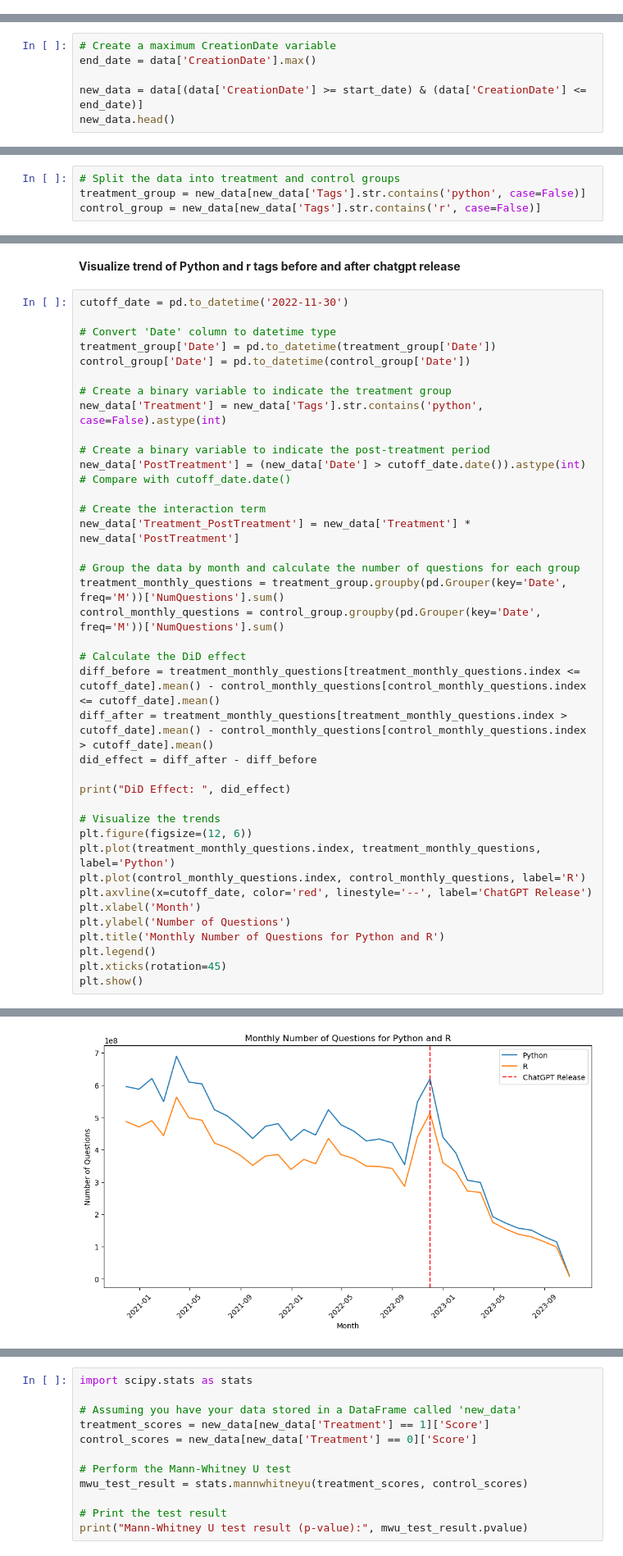
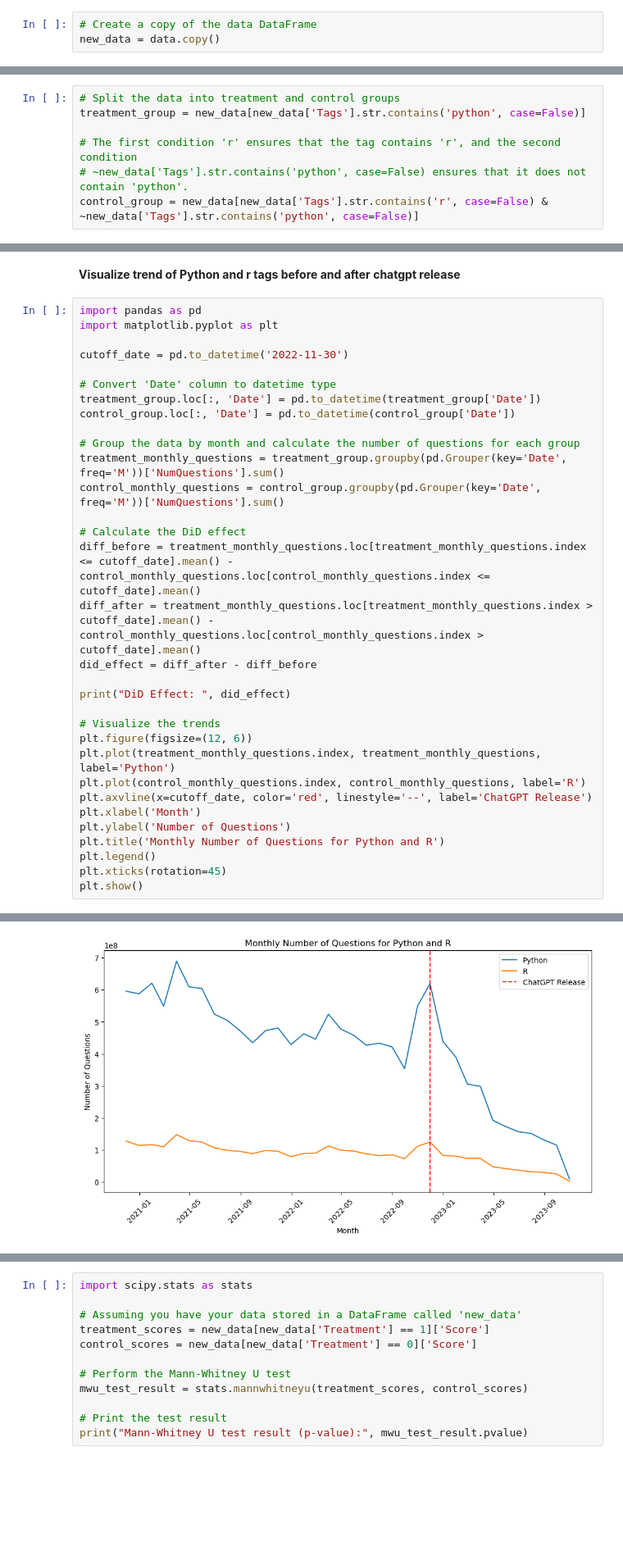
Before and after one commit to wanjikuciku/ChatGPT-Impact-on-StackOverFlow, a Jupyter notebook: hypothesis.ipynb, the cells around one changed output, grey strips where cells are left out. Shown at 82% size. Drawn from its saved outputs; the diff is of its cells as text; blank space fills up the shorter version.

```diff
--- a/hypothesis.ipynb
+++ b/hypothesis.ipynb
@@ -804,6 +808,9 @@ Null hypothesis (H0): ChatGPT does not decrease the number of questions asked.
 Alternative hypothesis (H1): ChatGPT decreases the number of questions asked.
 
 Significance level = 0.05
+# %%
+# Create a copy of the data DataFrame
+new_data = data.copy()
 # %%
 # Set the start and end dates for posts before and after ChatGPT
 start_date = pd.to_datetime('2020-11-01')
@@ -839,6 +845,0 @@ Percentage Change: -72.45%
-# %%
-# Create a maximum CreationDate variable
-end_date = data['CreationDate'].max()
-
-new_data = data[(data['CreationDate'] >= start_date) & (data['CreationDate'] <= end_date)]
-new_data.head()
@@ -1046,7 +903,10 @@ The control group consists of questions tagged with R, where ChatGPT's performan
 # %%
 # Split the data into treatment and control groups
 treatment_group = new_data[new_data['Tags'].str.contains('python', case=False)]
-control_group = new_data[new_data['Tags'].str.contains('r', case=False)]
+
+# The first condition 'r' ensures that the tag contains 'r', and the second condition
+# ~new_data['Tags'].str.contains('python', case=False) ensures that it does not contain 'python'.
+control_group = new_data[new_data['Tags'].str.contains('r', case=False) & ~new_data['Tags'].str.contains('python', case=False)]
 # %% [markdown]
 We will create two binary variables:
 
@@ -1156,28 +1015,22 @@ Therefore, based on the summary results, there is statistical evidence to sugges
 # %% [markdown]
 **Visualize trend of Python and r tags before and after chatgpt release**
 # %%
+import pandas as pd
+import matplotlib.pyplot as plt
+
 cutoff_date = pd.to_datetime('2022-11-30')
 
 # Convert 'Date' column to datetime type
-treatment_group['Date'] = pd.to_datetime(treatment_group['Date'])
-control_group['Date'] = pd.to_datetime(control_group['Date'])
-
-# Create a binary variable to indicate the treatment group
-new_data['Treatment'] = new_data['Tags'].str.contains('python', case=False).astype(int)
-
-# Create a binary variable to indicate the post-treatment period
-new_data['PostTreatment'] = (new_data['Date'] > cutoff_date.date()).astype(int)  # Compare with cutoff_date.date()
-
-# Create the interaction term
-new_data['Treatment_PostTreatment'] = new_data['Treatment'] * new_data['PostTreatment']
+treatment_group.loc[:, 'Date'] = pd.to_datetime(treatment_group['Date'])
+control_group.loc[:, 'Date'] = pd.to_datetime(control_group['Date'])
 
 # Group the data by month and calculate the number of questions for each group
 treatment_monthly_questions = treatment_group.groupby(pd.Grouper(key='Date', freq='M'))['NumQuestions'].sum()
 control_monthly_questions = control_group.groupby(pd.Grouper(key='Date', freq='M'))['NumQuestions'].sum()
 
 # Calculate the DiD effect
-diff_before = treatment_monthly_questions[treatment_monthly_questions.index <= cutoff_date].mean() - control_monthly_questions[control_monthly_questions.index <= cutoff_date].mean()
-diff_after = treatment_monthly_questions[treatment_monthly_questions.index > cutoff_date].mean() - control_monthly_questions[control_monthly_questions.index > cutoff_date].mean()
+diff_before = treatment_monthly_questions.loc[treatment_monthly_questions.index <= cutoff_date].mean() - control_monthly_questions.loc[control_monthly_questions.index <= cutoff_date].mean()
+diff_after = treatment_monthly_questions.loc[treatment_monthly_questions.index > cutoff_date].mean() - control_monthly_questions.loc[control_monthly_questions.index > cutoff_date].mean()
 did_effect = diff_after - diff_before
 
 print("DiD Effect: ", did_effect)
@@ -1208 +1051 @@ DiD Effect:  -69256722.21818179
-[figure, old version]
+[figure, new version]
```
Also changed, not shown: parts of 36 cells of this notebook.
